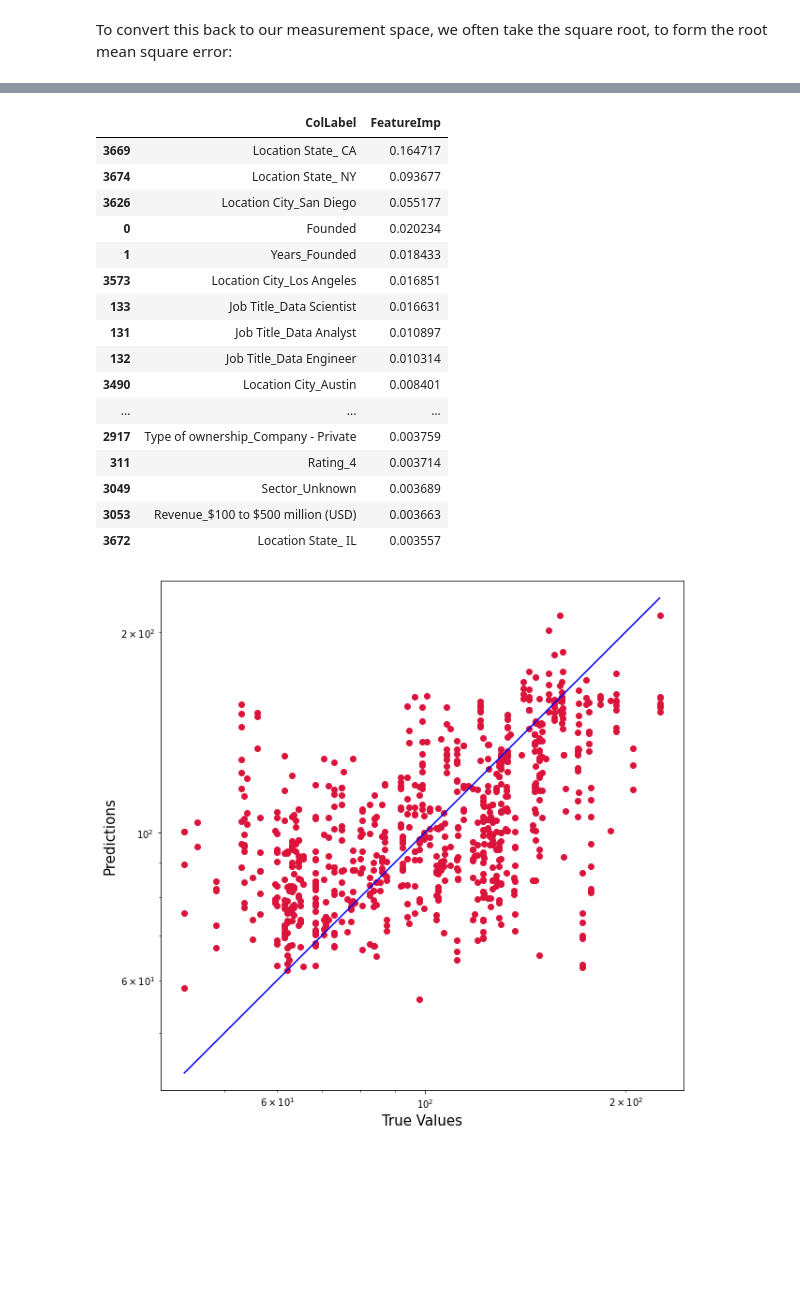
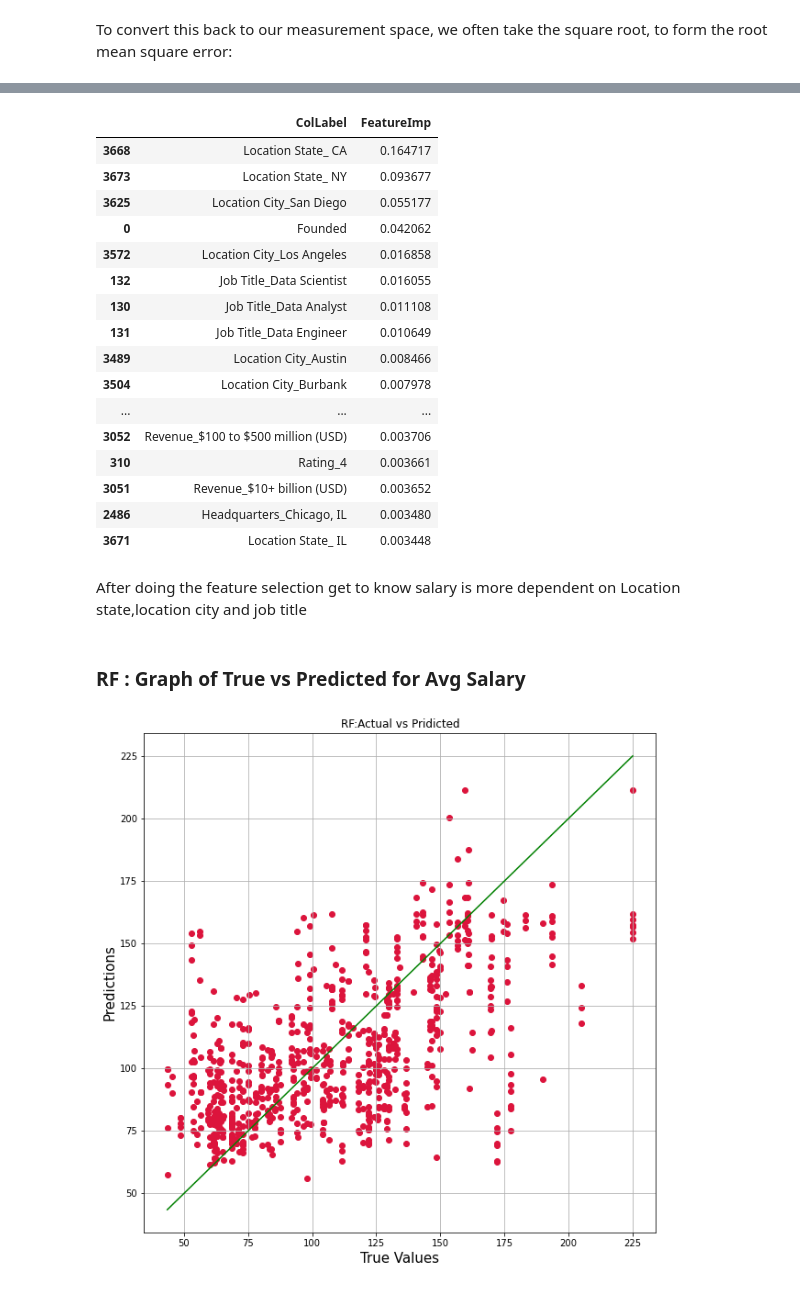
Before and after one commit to sweta0805/Capstone2Project, a Jupyter notebook: Capstone2_Preprocessing&Tranning.ipynb, the cells around one changed output, grey strips where cells are left out. Drawn from its saved outputs; the diff is of its cells as text; code cells hidden in the pictures; blank space fills up the shorter version.

Commit message:
Data Wraling commit

```diff
--- a/Capstone2_Preprocessing&Tranning.ipynb
+++ b/Capstone2_Preprocessing&Tranning.ipynb
@@ -224,38 +215,41 @@ X_col_list =  X.columns.to_list()
 featureDf = {'ColLabel' : X_col_list,
             'FeatureImp' : featuredata }
 featureDf = pd.DataFrame(featureDf)
-featureDf.sort_values(by='FeatureImp', ascending=False).head(25)
+featureDf =  featureDf.sort_values(by='FeatureImp', ascending=False).head(25)
+featureDf # Save
 # %% [output]
 |  | ColLabel | FeatureImp |
-| 3669 | Location State_ CA | 0.164717 |
-| 3674 | Location State_ NY | 0.093677 |
-| 3626 | Location City_San Diego | 0.055177 |
-| 0 | Founded | 0.020234 |
-| 1 | Years_Founded | 0.018433 |
-| 3573 | Location City_Los Angeles | 0.016851 |
-| 133 | Job Title_Data Scientist | 0.016631 |
-| 131 | Job Title_Data Analyst | 0.010897 |
-| 132 | Job Title_Data Engineer | 0.010314 |
-| 3490 | Location City_Austin | 0.008401 |
+| 3668 | Location State_ CA | 0.164717 |
+| 3673 | Location State_ NY | 0.093677 |
+| 3625 | Location City_San Diego | 0.055177 |
+| 0 | Founded | 0.042062 |
+| 3572 | Location City_Los Angeles | 0.016858 |
+| 132 | Job Title_Data Scientist | 0.016055 |
+| 130 | Job Title_Data Analyst | 0.011108 |
+| 131 | Job Title_Data Engineer | 0.010649 |
+| 3489 | Location City_Austin | 0.008466 |
+| 3504 | Location City_Burbank | 0.007978 |
 | ... | ... | ... |
-| 2917 | Type of ownership_Company - Private | 0.003759 |
-| 311 | Rating_4 | 0.003714 |
-| 3049 | Sector_Unknown | 0.003689 |
-| 3053 | Revenue_$100 to $500 million (USD) | 0.003663 |
-| 3672 | Location State_ IL | 0.003557 |
+| 3052 | Revenue_$100 to $500 million (USD) | 0.003706 |
+| 310 | Rating_4 | 0.003661 |
+| 3051 | Revenue_$10+ billion (USD) | 0.003652 |
+| 2486 | Headquarters_Chicago, IL | 0.003480 |
+| 3671 | Location State_ IL | 0.003448 |
+# %% [markdown]
+After doing the feature selection get to know salary is more dependent on Location state,location city and job title
+# %% [markdown]
+### RF : Graph of True vs Predicted for Avg Salary
 # %%
+p1 = max(max(predictions), max(y_test))
+p2 = min(min(predictions), min(y_test))
 plt.figure(figsize=(10,10))
 plt.scatter(y_test, predictions, c='crimson')
-
-plt.yscale('log')
-plt.xscale('log')
-
-p1 = max(max(predictions), max(y_test))
-p2 = min(min(predictions), min(y_test))
-plt.plot([p1, p2], [p1, p2], 'b-')
+plt.plot([p1, p2],  [p1, p2], 'g-')
+plt.title('RF:Actual vs Pridicted')
 plt.xlabel('True Values', fontsize=15)
 plt.ylabel('Predictions', fontsize=15)
-plt.axis('equal')
+#plt.axis('equal')
+plt.grid()
 plt.show()
 # %% [output]
-[figure, old version]
+[figure, new version]
```
Also changed, not shown: parts of 35 cells of this notebook, 4 other files.
